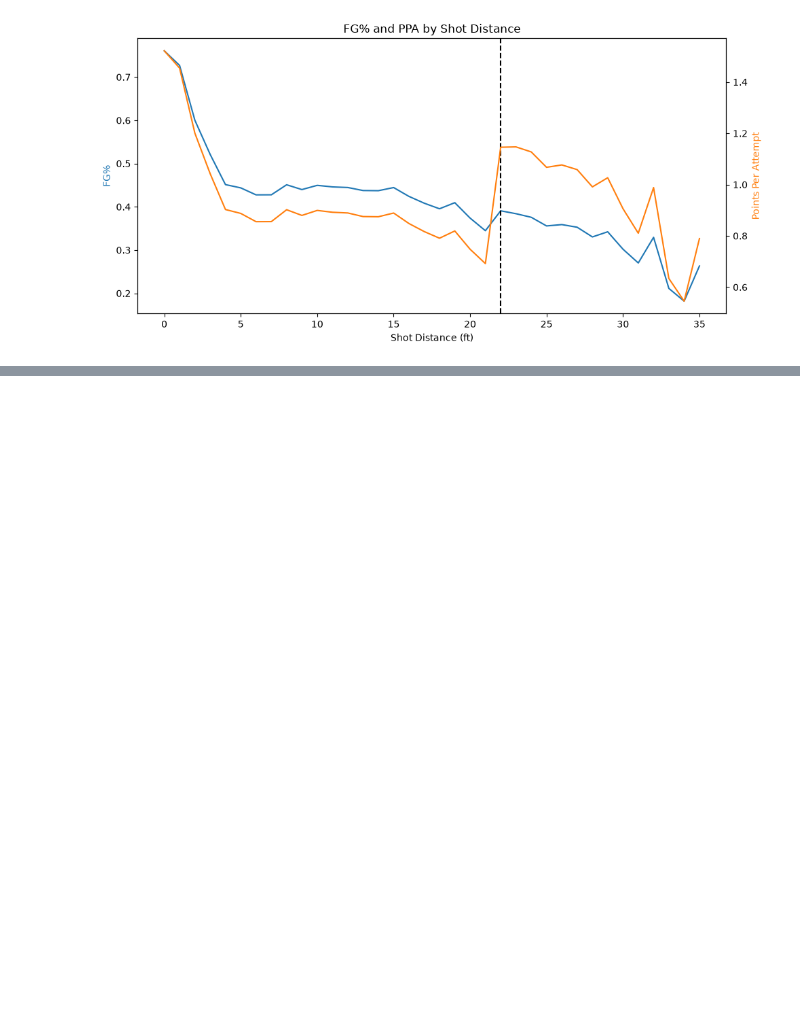
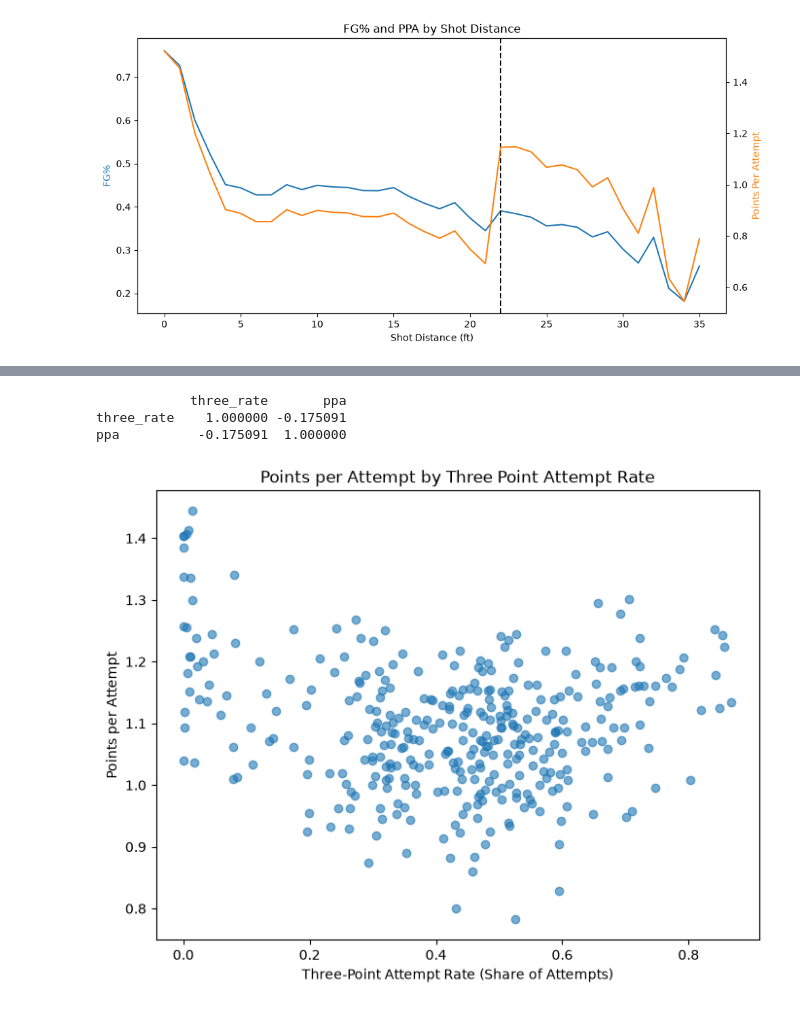
Before and after one commit to Pavan-Binwani/NBA-Shot-Selection-Analysis, a Jupyter notebook: notebooks/shot_analysis.ipynb, the cells around one changed output, grey strips where cells are left out. Drawn from its saved outputs; the diff is of its cells as text; code cells hidden in the pictures; blank space fills up the shorter version.

Commit message:
Add player ranking tables and three-point rate vs PPA scatter

```diff
--- a/notebooks/shot_analysis.ipynb
+++ b/notebooks/shot_analysis.ipynb
@@ -437,0 +440,4 @@ plt.show()
+# %%
+player_summary = new_zone_summary(shots_all, 'PLAYER_ID')
+print(player_summary.describe())
+print(player_summary.quantile([0.25, 0.5, 0.75]))
@@ -437,0 +496,6 @@ plt.show()
+# %%
+player_summary['three_rate'] = three_rate
+player_summary['midrange_rate'] = midrange_rate
+player_summary['restricted_rate'] = restricted_rate
+
+player_summary = player_summary.drop(columns=['attempt_share'])
@@ -437,0 +524,7 @@ plt.show()
+# %%
+names = shots_all[['PLAYER_ID', 'PLAYER_NAME']].drop_duplicates()
+print(names['PLAYER_ID'].duplicated().sum())
+print(player_summary.shape[0])
+
+player_summary = player_summary.reset_index().merge(names, on='PLAYER_ID')
+print(player_summary.shape[0])
@@ -437,0 +535,14 @@ plt.show()
+# %%
+qualified = player_summary[player_summary['attempts'] >= min_attempts]
+print(len(qualified))
+
+cols = ['PLAYER_NAME', 'attempts', 'fg_pct', 'ppa']
+
+top_three = qualified.sort_values('three_rate', ascending=False).head(10)
+print(top_three[cols + ['three_rate']])
+
+top_midrange = qualified.sort_values('midrange_rate', ascending=False).head(10)
+print(top_midrange[cols + ['midrange_rate']])
+
+top_restricted = qualified.sort_values('restricted_rate', ascending=False).head(10)
+print(top_restricted[cols + ['restricted_rate']])
@@ -437,0 +567,15 @@ plt.show()
+# %%
+print(qualified[['three_rate', 'ppa']].corr())
+
+fix, ax = plt.subplots(figsize=(8,6))
+ax.scatter(qualified['three_rate'], qualified['ppa'], alpha=0.6)
+ax.set_xlabel("Three-Point Attempt Rate (Share of Attempts)")
+ax.set_ylabel("Points per Attempt")
+ax.set_title("Points per Attempt by Three Point Attempt Rate")
+plt.savefig('../visualizations/player_comparison.png', dpi=200, bbox_inches='tight')
+plt.show()
+# %% [output]
+            three_rate       ppa
+three_rate    1.000000 -0.175091
+ppa          -0.175091  1.000000
+[figure, added]
```
Also changed, not shown: parts of 7 cells of this notebook, 1 other file.
